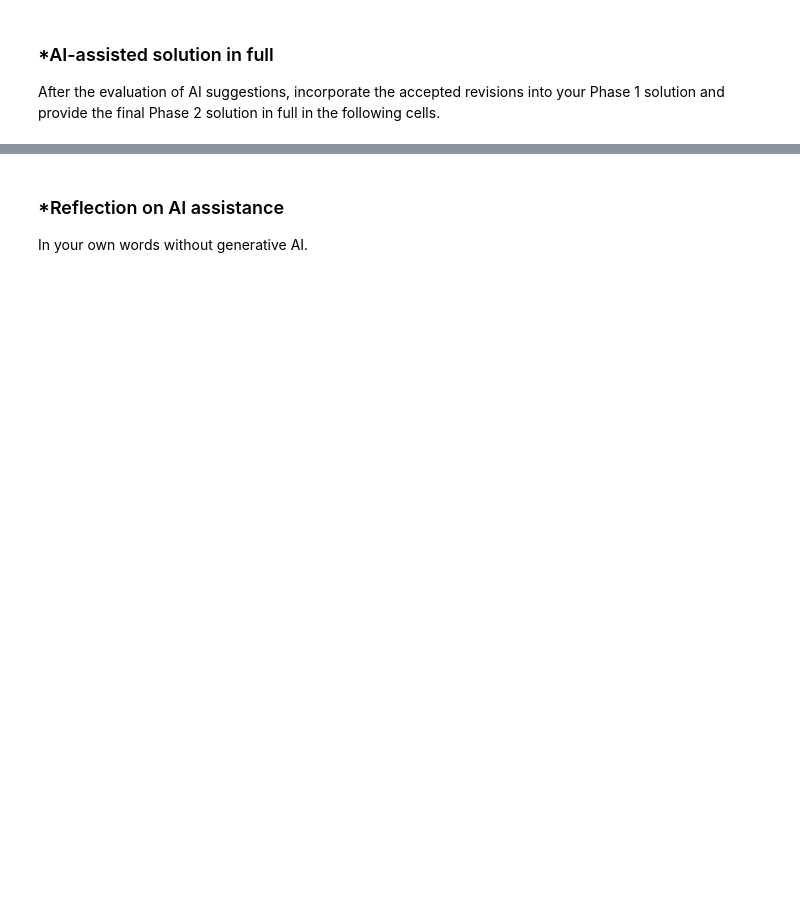
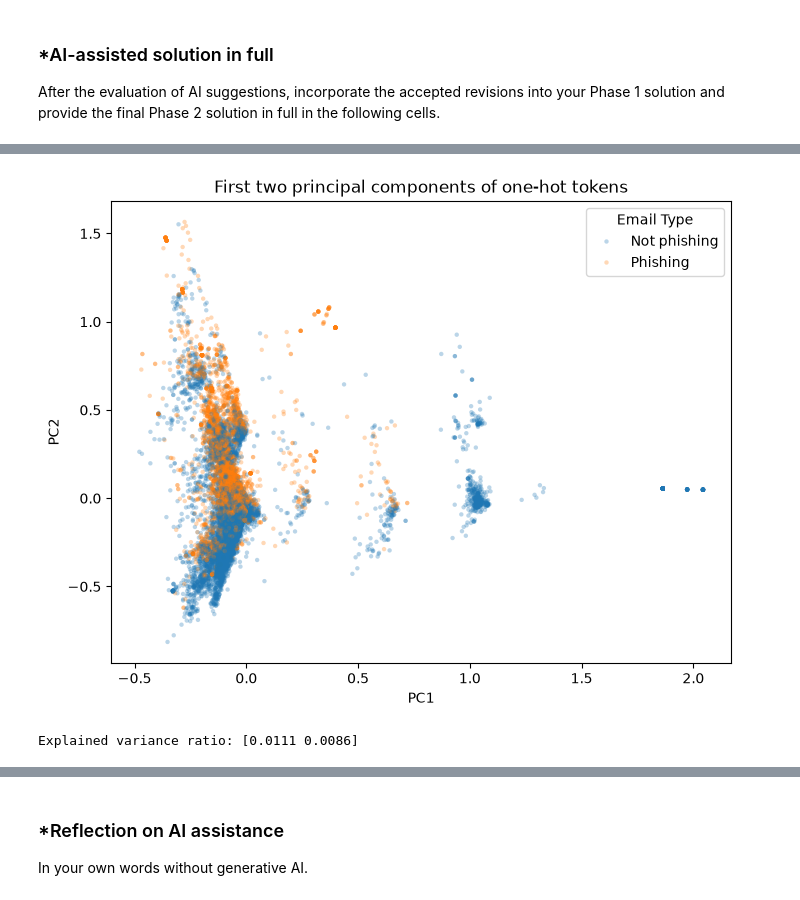
Before and after one commit to samleal1321/A05-pca, a Jupyter notebook: notebook.ipynb, the cells around one changed output, grey strips where cells are left out. Cells and saved outputs as stored; diff of their text form; code cells hidden in the pictures; blank space fills up the shorter version.

```diff
--- a/notebook.ipynb
+++ b/notebook.ipynb
@@ -247,0 +342,25 @@ After the evaluation of AI suggestions, incorporate the accepted revisions into
+# %%
+# Q2
+from sklearn.model_selection import train_test_split
+from sklearn.linear_model import LinearRegression
+
+df = pd.read_parquet('data/Phishing_clean.parquet')
+print(df.shape)
+print(df["Email Type"].value_counts())
+
+y = df["Email Type"]
+X = df.drop(columns=["Email Type"])
+
+X_train, X_test, y_train, y_test = train_test_split(
+    X, y, test_size=0.2, random_state=125
+)
+print(X_train.shape, X_test.shape)
+
+reg = LinearRegression().fit(X_train, y_train)
+
+print("R-squared (train):", round(reg.score(X_train, y_train), 4))
+print("R-squared (test): ", round(reg.score(X_test, y_test), 4))
+
+coefs = pd.Series(reg.coef_, index=X.columns)
+top = coefs.reindex(coefs.abs().sort_values(ascending=False).index)
+top.head(20)
@@ -247,0 +399,23 @@ After the evaluation of AI suggestions, incorporate the accepted revisions into
+# %%
+# Q3
+from sklearn.decomposition import PCA
+
+pca2 = PCA(n_components=2)
+pcs = pca2.fit_transform(X)
+
+pc_df = pd.DataFrame({
+    "PC1": pcs[:, 0],
+    "PC2": pcs[:, 1],
+    "Email Type": y.map({1: "Phishing", 0: "Not phishing"}).to_numpy(),
+})
+
+plt.figure(figsize=(8, 6))
+sns.scatterplot(data=pc_df, x="PC1", y="PC2", hue="Email Type",
+                s=10, alpha=0.3, linewidth=0)
+plt.title("First two principal components of one-hot tokens")
+plt.show()
+
+print("Explained variance ratio:", pca2.explained_variance_ratio_.round(4))
+# %% [output]
+[figure, added]
+Explained variance ratio: [0.0111 0.0086]
```
Also changed, not shown: parts of 18 cells of this notebook.
